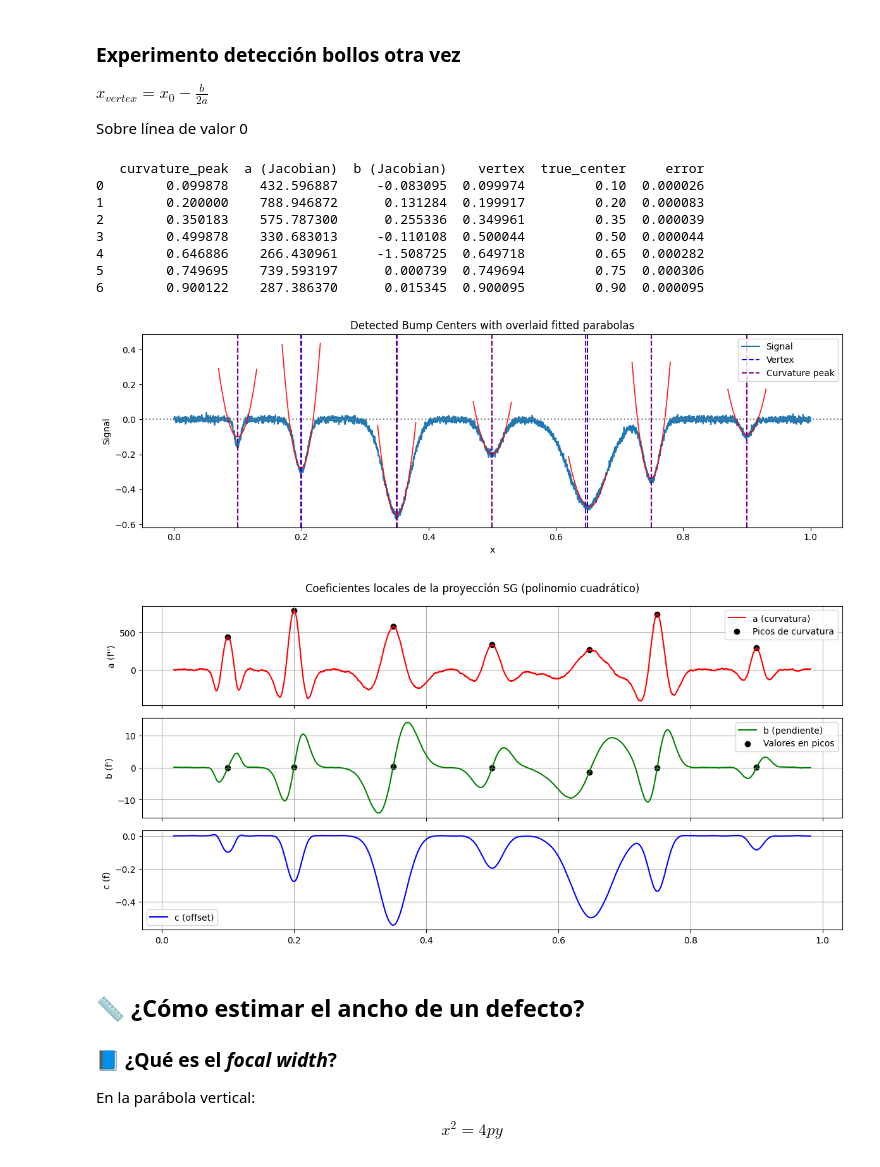
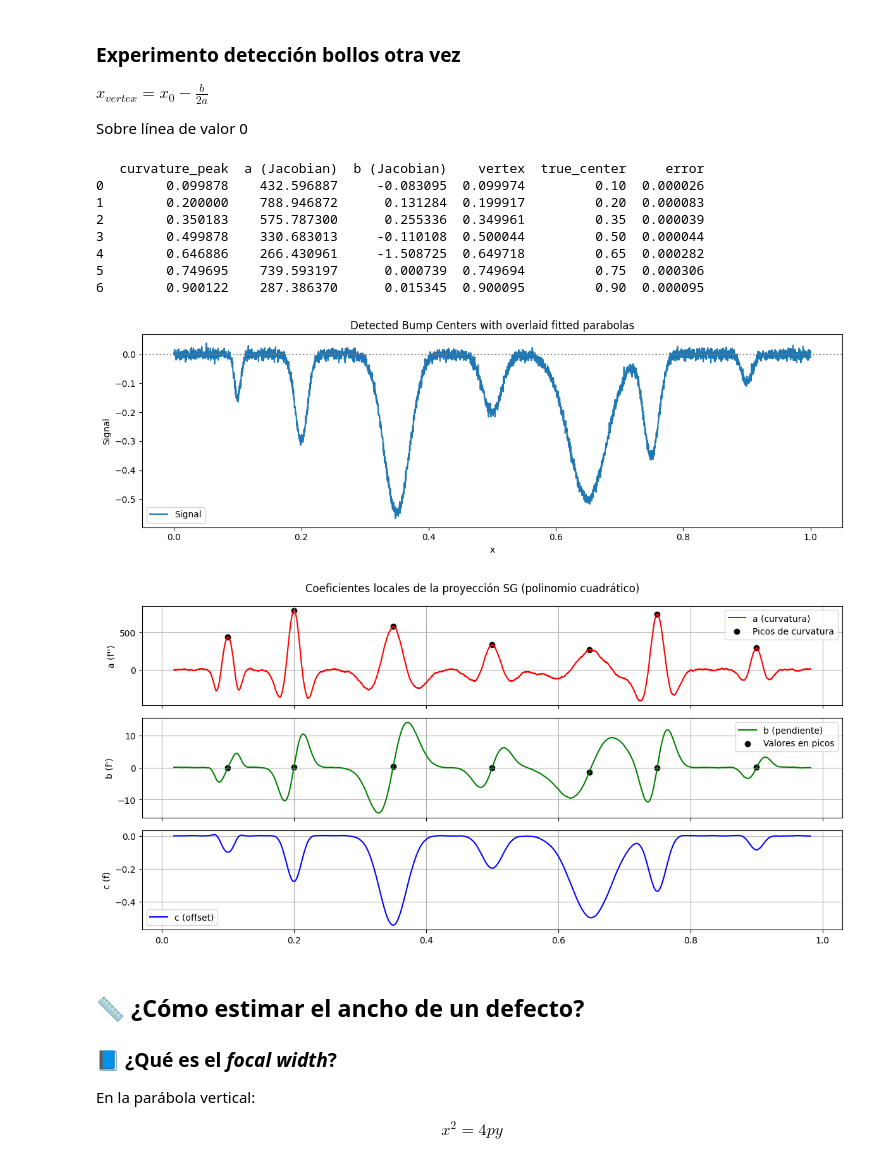
Before and after one commit to mario-musashi/filtro-sg-interpretacion-geometrica, a Jupyter notebook: sg.ipynb, the cells around one changed output. Drawn from its saved outputs; the diff is of its cells as text; code cells hidden in the pictures.

```diff
--- a/sg.ipynb
+++ b/sg.ipynb
@@ -804,6 +804,8 @@ bumps = sum(amp * np.exp(-((x - xc)**2) / (2 * w**2)) for xc, w, amp in bumps_in
 # Combine with optional noise
 np.random.seed(42)
 profile = flat_background + bumps + np.random.normal(0, 0.01, len(x))
+
+
 
 # ===========================
 # 2. SG filter via Jacobian projection
@@ -866,16 +868,16 @@ plt.plot(x, profile, label="Signal")
 plt.axhline(0, color='gray', linestyle=':')
 
 # Dibujar parábolas locales en cada vértice
-x_range = np.linspace(-0.03, 0.03, 100)
-for xv, a, b, c in zip(vertices, a_detected, b_detected, c_detected):
-    x_parab = xv + x_range
-    y_parab = a * x_range**2 + b * x_range + c
-    plt.plot(x_parab, y_parab, color='red', linewidth=1.2, alpha=0.9)
+# x_range = np.linspace(-0.03, 0.03, 100)
+# for xv, a, b, c in zip(vertices, a_detected, b_detected, c_detected):
+#     x_parab = xv + x_range
+#     y_parab = a * x_range**2 + b * x_range + c
+#     plt.plot(x_parab, y_parab, color='red', linewidth=1.2, alpha=0.9)
 
-# Líneas verticales para vértices y picos de curvatura
-for i, row in df.iterrows():
-    plt.axvline(row["vertex"], color='blue', linestyle='--', label='Vertex' if i == 0 else "")
-    plt.axvline(row["curvature_peak"], color='purple', linestyle='--', label='Curvature peak' if i == 0 else "")
+# # Líneas verticales para vértices y picos de curvatura
+# for i, row in df.iterrows():
+#     plt.axvline(row["vertex"], color='blue', linestyle='--', label='Vertex' if i == 0 else "")
+#     plt.axvline(row["curvature_peak"], color='purple', linestyle='--', label='Curvature peak' if i == 0 else "")
 
 plt.legend()
 plt.title("Detected Bump Centers with overlaid fitted parabolas")
@@ -907,34 +909,34 @@ axs[1].legend()
 axs[1].grid(True)
 
 # --- c(x)
 axs[2].plot(x_valid, c_vals, label="c (offset)", color='blue')
 axs[2].set_ylabel("c (f)")
 axs[2].legend()
 axs[2].grid(True)
 
 # --- parábolas locales
 # axs[3].set_title("Parábolas locales ajustadas")
 # slice = 50
 # for xi, a, b, c in zip(x_valid[::slice], a_vals[::slice], b_vals[::slice], c_vals[::slice]):
 #     x_local = np.linspace(-0.02, 0.02, 100)
 #     y_local = a * x_local**2 + b * x_local + c
 #     axs[3].plot(xi + x_local, y_local, color='gray', alpha=0.7)
 # axs[3].set_ylabel("Ajuste parabólico")
 # axs[3].set_xlabel("x")
 # axs[3].grid(True)
 plt.suptitle("Coeficientes locales de la proyección SG (polinomio cuadrático)")
 plt.tight_layout()
 plt.show()
 # %% [output]
    curvature_peak  a (Jacobian)  b (Jacobian)    vertex  true_center     error
 0        0.099878    432.596887     -0.083095  0.099974         0.10  0.000026
 1        0.200000    788.946872      0.131284  0.199917         0.20  0.000083
 2        0.350183    575.787300      0.255336  0.349961         0.35  0.000039
 3        0.499878    330.683013     -0.110108  0.500044         0.50  0.000044
 4        0.646886    266.430961     -1.508725  0.649718         0.65  0.000282
 5        0.749695    739.593197      0.000739  0.749694         0.75  0.000306
 6        0.900122    287.386370      0.015345  0.900095         0.90  0.000095
-[figure, old version]
+[figure, new version]
 [figure]
 # %% [markdown]
 ## 📏 ¿Cómo estimar el ancho de un defecto?
```
Also changed, not shown: 15 other files.
